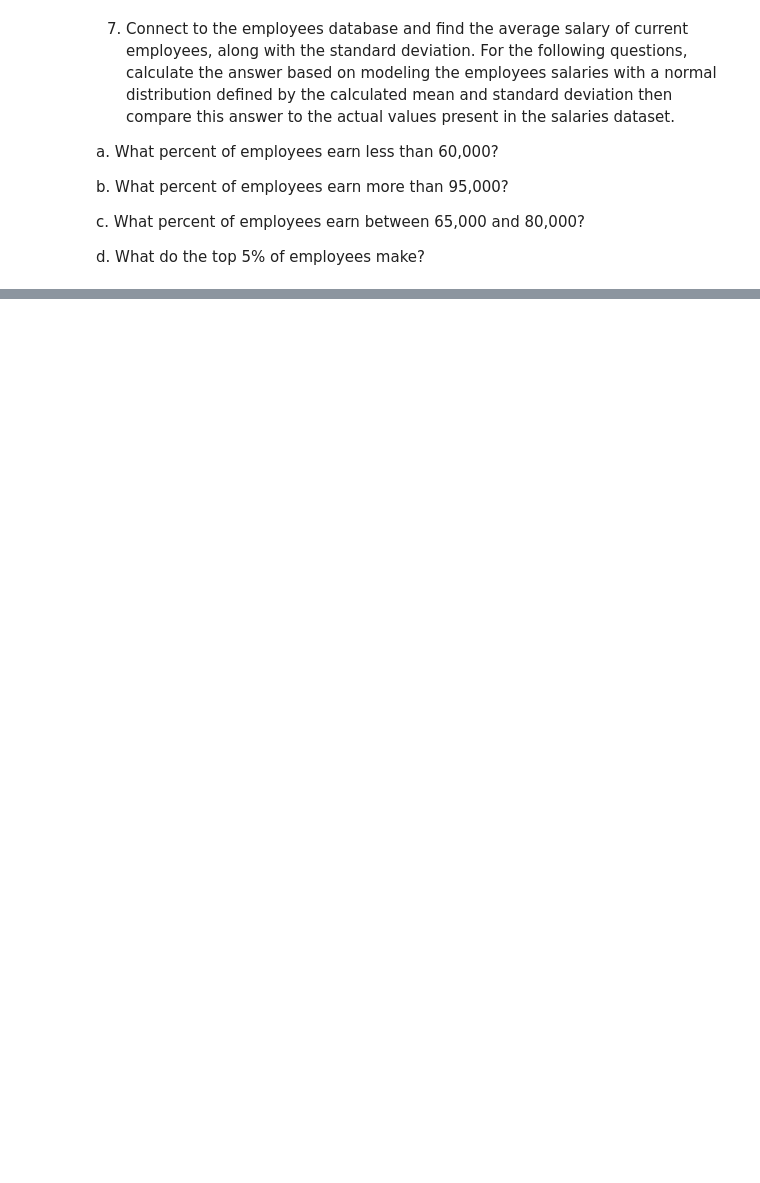
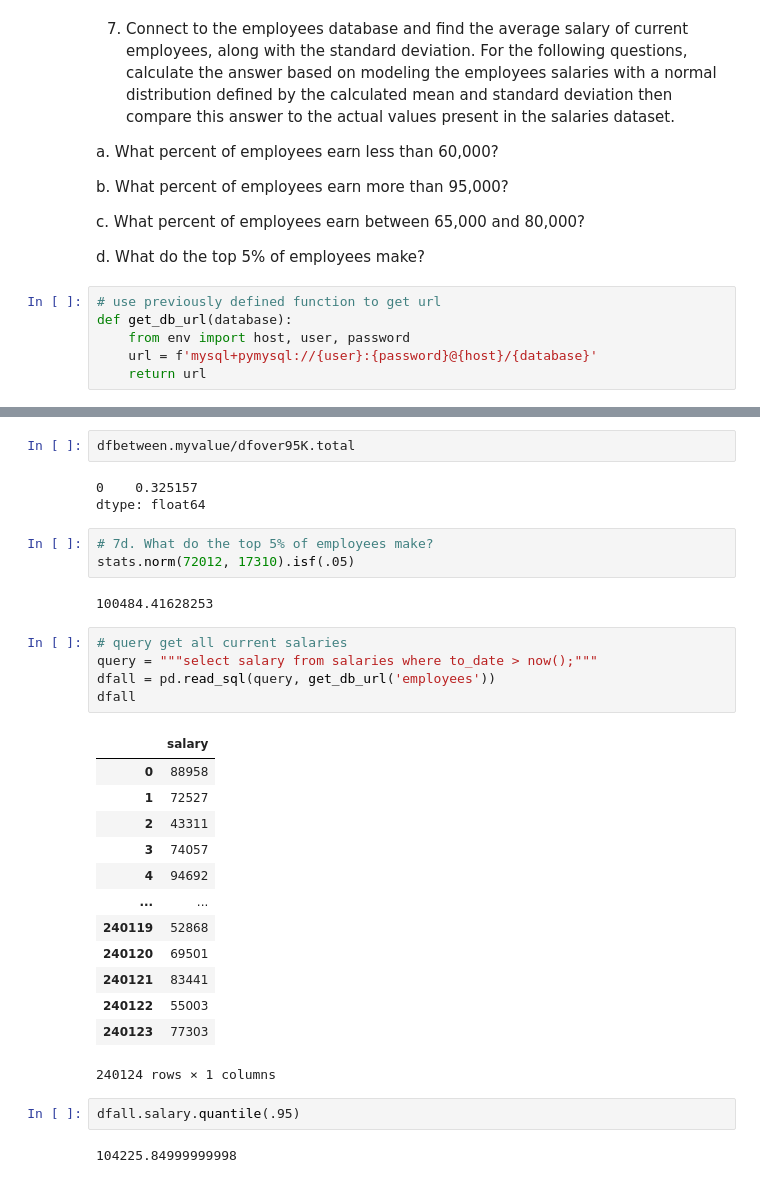
Before and after one commit to RyvynYoung/statistics-exercises, a Jupyter notebook: probability_distributions.ipynb, the cells around one changed output, grey strips where cells are left out. Saved outputs shown, nothing was run; the diff lists cells and outputs as text; blank space fills up the shorter version.

```diff
--- a/probability_distributions.ipynb
+++ b/probability_distributions.ipynb
@@ -203,3 +270,9 @@ b. What percent of employees earn more than 95,000?
 c. What percent of employees earn between 65,000 and 80,000?
 
 d. What do the top 5% of employees make?
+# %%
+# use previously defined function to get url
+def get_db_url(database):
+    from env import host, user, password
+    url = f'mysql+pymysql://{user}:{password}@{host}/{database}'
+    return url
@@ -205,0 +343,33 @@ d. What do the top 5% of employees make?
+# %%
+dfbetween.myvalue/dfover95K.total
+# %% [output]
+0    0.325157
+dtype: float64
+# %%
+# 7d. What do the top 5% of employees make?
+stats.norm(72012, 17310).isf(.05)
+# %% [output]
+100484.41628253
+# %%
+# query get all current salaries
+query = """select salary from salaries where to_date > now();"""
+dfall = pd.read_sql(query, get_db_url('employees'))
+dfall
+# %% [output]
+|  | salary |
+| 0 | 88958 |
+| 1 | 72527 |
+| 2 | 43311 |
+| 3 | 74057 |
+| 4 | 94692 |
+| ... | ... |
+| 240119 | 52868 |
+| 240120 | 69501 |
+| 240121 | 83441 |
+| 240122 | 55003 |
+| 240123 | 77303 |
+240124 rows × 1 columns
+# %%
+dfall.salary.quantile(.95)
+# %% [output]
+104225.84999999998
```
Also changed, not shown: parts of 27 cells of this notebook.
